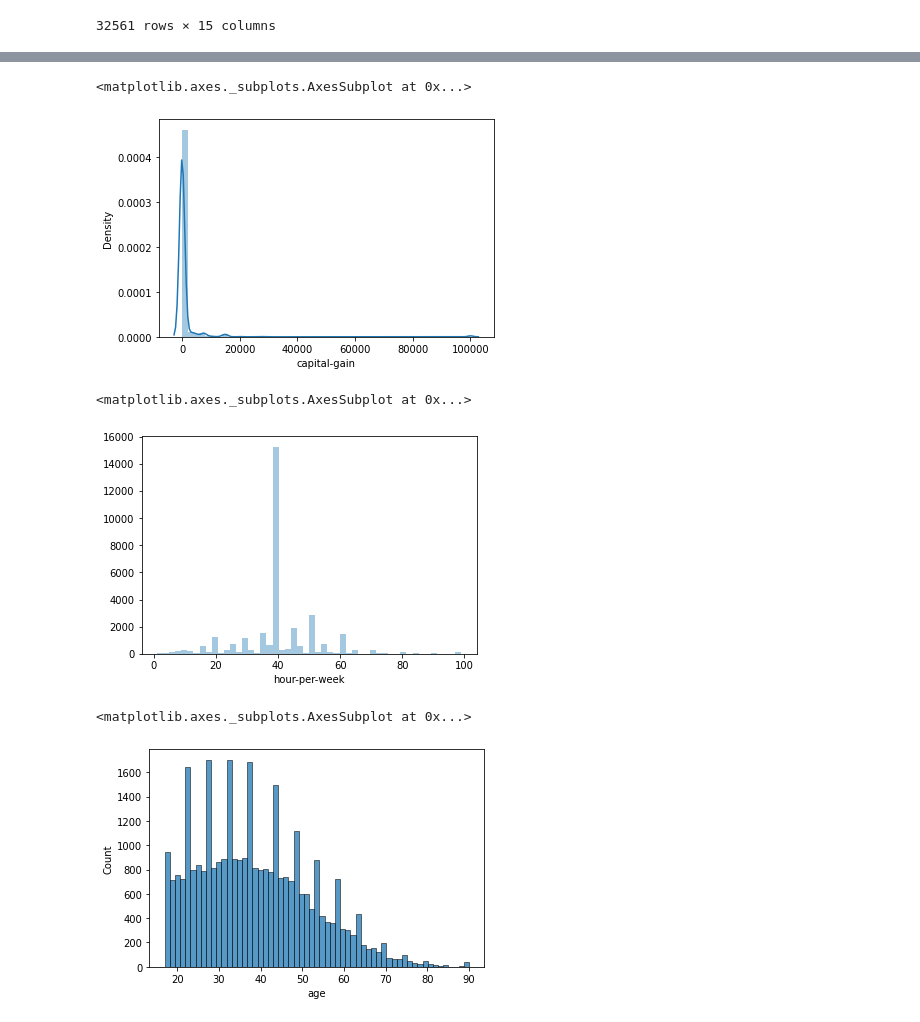
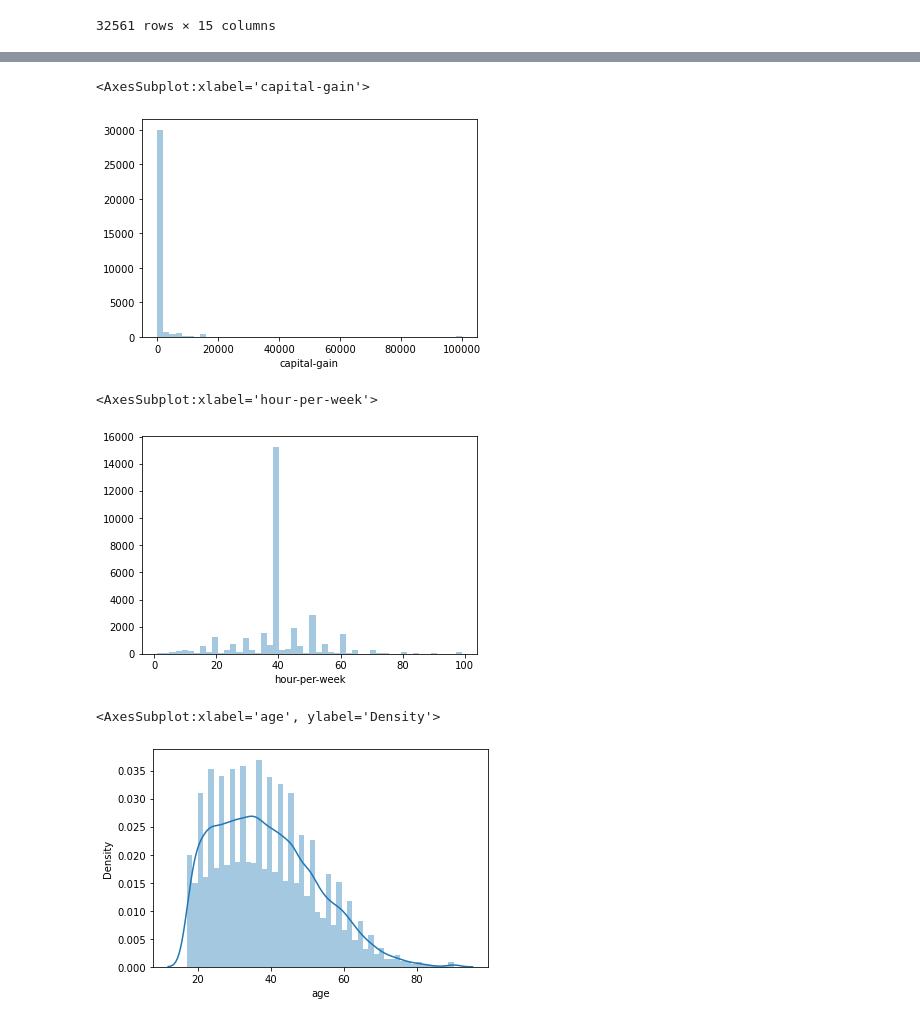
Before and after one commit to fernandovieira1/estat_ML, a Jupyter notebook: exercicios_distribuicao_census.ipynb, the cells around one changed output, grey strips where cells are left out. Cells and saved outputs as stored; diff of their text form; code cells hidden in the pictures.

Commit message:
vscode mac 16012021 - exercicio distribuicoes census e data_credit

```diff
--- a/exercicios_distribuicao_census.ipynb
+++ b/exercicios_distribuicao_census.ipynb
@@ -11,3 +11,6 @@ df = pd.read_csv('/content/census.csv')
+# %%
+df = pd.read_csv('/Users/fernandovieira/OneDrive/1. Educacao/INFO E ESTAT/BASES DE DADOS/BD_ML-e-DS-com-Python-de-A-a-Z/census.csv')
+# df = pd.read_csv('/content/census.csv')
 # %%
 df.info()
 # %% [output]
@@ -57,15 +62,15 @@ sns.distplot(df['education-num'], kde=False)
 # %%
-sns.distplot(df['capital-gain'])
+sns.distplot(df['capital-gain'], kde=False)
 # %% [output]
-<matplotlib.axes._subplots.AxesSubplot at 0x...>
+<AxesSubplot:xlabel='capital-gain'>
-[figure, old version]
+[figure, new version]
 # %%
 sns.distplot(df['hour-per-week'], kde=False)
 # %% [output]
-<matplotlib.axes._subplots.AxesSubplot at 0x...>
+<AxesSubplot:xlabel='hour-per-week'>
-[figure, old version]
+[figure, new version]
 # %%
-sns.histplot(df['age'])
+sns.distplot(df['age'])
 # %% [output]
-<matplotlib.axes._subplots.AxesSubplot at 0x...>
+<AxesSubplot:xlabel='age', ylabel='Density'>
-[figure, old version]
+[figure, new version]
```
Also changed, not shown: parts of 21 cells of this notebook.
